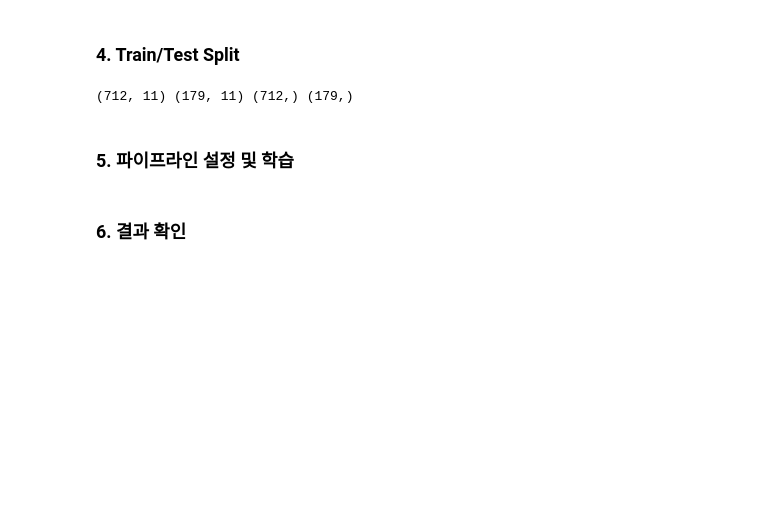
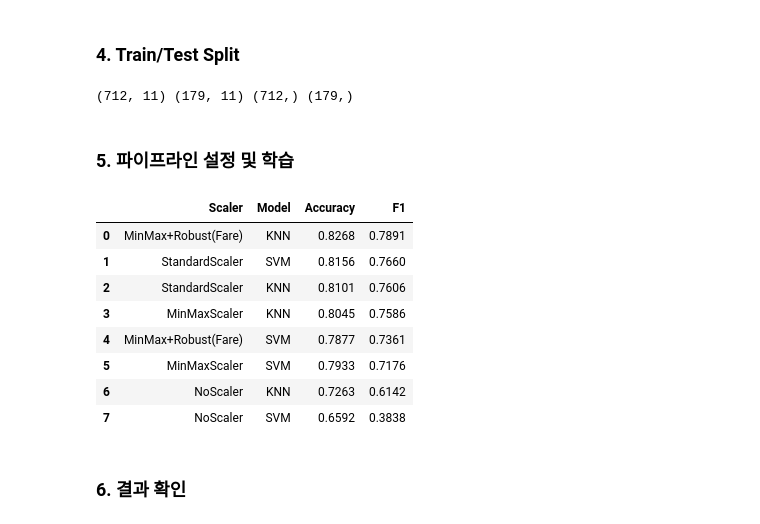
Before and after one commit to pareto113/prac3-week4-titanic, a Jupyter notebook: titanic.ipynb, the cells around one changed output. Saved outputs shown, nothing was run; the diff lists cells and outputs as text; code cells hidden in the pictures; blank space fills up the shorter version.

```diff
--- a/titanic.ipynb
+++ b/titanic.ipynb
@@ -166,73 +166,123 @@ print(X_train.shape, X_test.shape, y_train.shape, y_test.shape)
 # %% [markdown]
 ### 5. 파이프라인 설정 및 학습
 # %%
-from sklearn.preprocessing import StandardScaler, MinMaxScaler, OneHotEncoder
+from sklearn.preprocessing import StandardScaler, MinMaxScaler, OneHotEncoder, RobustScaler
 from sklearn.compose import ColumnTransformer
 from sklearn.impute import SimpleImputer
 from sklearn.pipeline import Pipeline
 from sklearn.neighbors import KNeighborsClassifier
 from sklearn.svm import SVC
 from sklearn.metrics import accuracy_score, f1_score, confusion_matrix, ConfusionMatrixDisplay
-import matplotlib.pyplot as plt
 import pandas as pd
 from itertools import product
 
 # ── 컬럼 정의 ───────────────────────────────────────────────
-num_features = ['Age', 'Fare', 'Pclass', 'SibSp', 'Parch']
-cat_features = ['Sex', 'Embarked']
+num_features = ['Age', 'Fare', 'Pclass', 'SibSp', 'Parch']  # 실험 1~6용 (변경 없음)
+num_features_default = ['Age', 'Pclass', 'SibSp', 'Parch']  # 실험 7~8용 (Fare 제외)
+num_features_robust  = ['Fare']                              # 실험 7~8용 (Fare 전용)
+cat_features  = ['Sex', 'Embarked']
 drop_features = ['Cabin', 'Name', 'Ticket', 'PassengerId']
 
-# ── 실험 옵션 정의 ──────────────────────────────────────────
+# ── 실험 옵션 ────────────────────────────────────────────────
 scalers = {
     'StandardScaler': StandardScaler(),
     'MinMaxScaler'  : MinMaxScaler(),
     'NoScaler'      : 'passthrough',
 }
-
 models = {
     'KNN': KNeighborsClassifier(),
     'SVM': SVC(),
 }
 
-# ── Pipeline 생성 함수 ──────────────────────────────────────
+# ── 기존 Pipeline (실험 1~6, num_features 그대로) ────────────
 def build_pipeline(scaler, model):
     num_pipeline = Pipeline(steps=[
-        ('imputer', SimpleImputer(strategy='median')),  # Age 결측치
+        ('imputer', SimpleImputer(strategy='median')),
         ('scaler', scaler),
     ])
-
     cat_pipeline = Pipeline(steps=[
-        ('imputer', SimpleImputer(strategy='most_frequent')),  # Embarked 결측치
+        ('imputer', SimpleImputer(strategy='most_frequent')),
         ('encoder', OneHotEncoder()),
     ])
-
     preprocessor = ColumnTransformer(transformers=[
-        ('num', num_pipeline, num_features),
-        ('cat', cat_pipeline, cat_features),
-        ('drop', 'drop', drop_features),             # 불필요 컬럼 제거
+        ('num',  num_pipeline, num_features),   # ← 기존 그대로
+        ('cat',  cat_pipeline, cat_features),
+        ('drop', 'drop',       drop_features),
     ])
     return Pipeline(steps=[
         ('preprocessor', preprocessor),
         ('model', model)
     ])
 
-# ── 학습 + 결과 저장 (한 번만) ──────────────────────────────
+# ── Robust Pipeline (실험 7~8, Fare만 RobustScaler) ──────────
+def build_pipeline_robust(model):
+    num_pipeline = Pipeline(steps=[
+        ('imputer', SimpleImputer(strategy='median')),
+        ('scaler', MinMaxScaler()),              # Fare 외 → MinMaxScaler
+    ])
+    fare_pipeline = Pipeline(steps=[
+        ('imputer', SimpleImputer(strategy='median')),
+        ('scaler', RobustScaler()),              # Fare 전용 → RobustScaler
+    ])
+    cat_pipeline = Pipeline(steps=[
+        ('imputer', SimpleImputer(strategy='most_frequent')),
+        ('encoder', OneHotEncoder()),
+    ])
+    preprocessor = ColumnTransformer(transformers=[
+        ('num',  num_pipeline,  num_features_default),  # ← Fare 제외
+        ('fare', fare_pipeline, num_features_robust),   # ← Fare 전용
+        ('cat',  cat_pipeline,  cat_features),
+        ('drop', 'drop',        drop_features),
+    ])
+    return Pipeline(steps=[
+        ('preprocessor', preprocessor),
+        ('model', model)
+    ])
+
+# ── 실험 1~6 ─────────────────────────────────────────────────
 results = []
-trained = {}  # confusion matrix용으로 재사용
+trained = {}
 
 for (scaler_name, scaler), (model_name, model) in product(scalers.items(), models.items()):
     key = f"{scaler_name} + {model_name}"
     pipeline = build_pipeline(scaler, model)
     pipeline.fit(X_train, y_train)
     y_pred = pipeline.predict(X_test)
-
     results.append({
         'Scaler'  : scaler_name,
         'Model'   : model_name,
         'Accuracy': round(accuracy_score(y_test, y_pred), 4),
         'F1'      : round(f1_score(y_test, y_pred), 4),
     })
-    trained[key] = y_pred  # 예측값 저장
+    trained[key] = y_pred
+
+# ── 실험 7~8 ─────────────────────────────────────────────────
+for model_name, model in models.items():
+    key = f"MinMax+Robust(Fare) + {model_name}"
+    pipeline = build_pipeline_robust(model)
+    pipeline.fit(X_train, y_train)
+    y_pred = pipeline.predict(X_test)
+    results.append({
+        'Scaler'  : 'MinMax+Robust(Fare)',
+        'Model'   : model_name,
+        'Accuracy': round(accuracy_score(y_test, y_pred), 4),
+        'F1'      : round(f1_score(y_test, y_pred), 4),
+    })
+    trained[key] = y_pred
+
+# ── 결과 테이블 ──────────────────────────────────────────────
+results_df = pd.DataFrame(results).sort_values('F1', ascending=False).reset_index(drop=True)
+display(results_df)
+# %% [output]
+|  | Scaler | Model | Accuracy | F1 |
+| 0 | MinMax+Robust(Fare) | KNN | 0.8268 | 0.7891 |
+| 1 | StandardScaler | SVM | 0.8156 | 0.7660 |
+| 2 | StandardScaler | KNN | 0.8101 | 0.7606 |
+| 3 | MinMaxScaler | KNN | 0.8045 | 0.7586 |
+| 4 | MinMax+Robust(Fare) | SVM | 0.7877 | 0.7361 |
+| 5 | MinMaxScaler | SVM | 0.7933 | 0.7176 |
+| 6 | NoScaler | KNN | 0.7263 | 0.6142 |
+| 7 | NoScaler | SVM | 0.6592 | 0.3838 |
 # %% [markdown]
 ### 6. 결과 확인
 # %%
```
Also changed, not shown: parts of 1 cell of this notebook.
